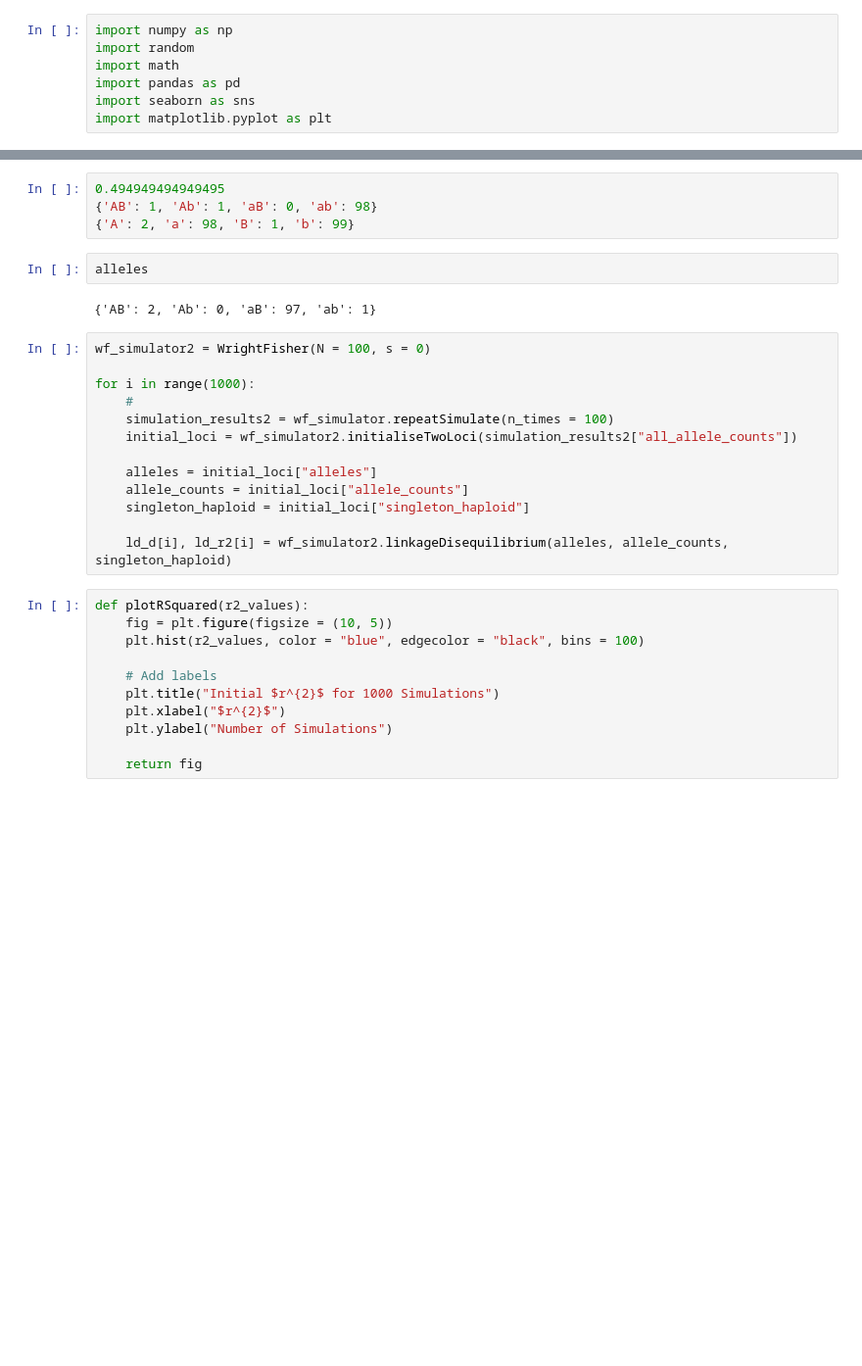
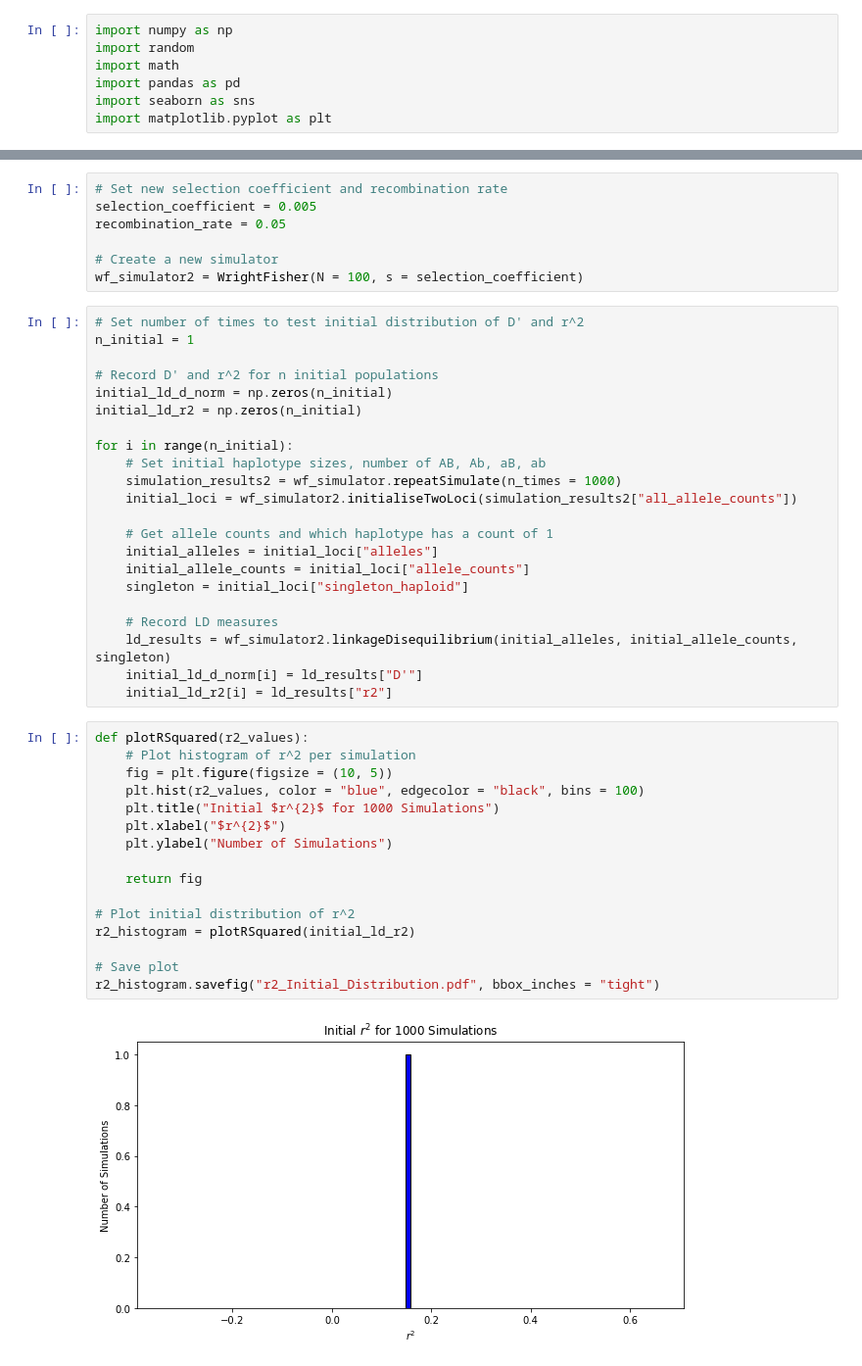
Before and after one commit to TomMakesThings/Wright-Fisher-Simulator, a Jupyter notebook: WrightFisher.ipynb, the cells around one changed output, grey strips where cells are left out. Shown at 98% size. Saved outputs shown, nothing was run; the diff lists cells and outputs as text; blank space fills up the shorter version.

Commit message:
Added LD simulation plots

```diff
--- a/WrightFisher.ipynb
+++ b/WrightFisher.ipynb
@@ -371,32 +456,47 @@ ld_r2 = np.zeros(1000)
-# %%
-0.494949494949495
-{'AB': 1, 'Ab': 1, 'aB': 0, 'ab': 98}
-{'A': 2, 'a': 98, 'B': 1, 'b': 99}
-# %%
-alleles
-# %% [output]
-{'AB': 2, 'Ab': 0, 'aB': 97, 'ab': 1}
-# %%
-wf_simulator2 = WrightFisher(N = 100, s = 0)
-
-for i in range(1000):
-    #
-    simulation_results2 = wf_simulator.repeatSimulate(n_times = 100)
-    initial_loci = wf_simulator2.initialiseTwoLoci(simulation_results2["all_allele_counts"])
-
-    alleles = initial_loci["alleles"]
-    allele_counts = initial_loci["allele_counts"]
-    singleton_haploid = initial_loci["singleton_haploid"]
-
-    ld_d[i], ld_r2[i] = wf_simulator2.linkageDisequilibrium(alleles, allele_counts, singleton_haploid)
+# %%
+# Set new selection coefficient and recombination rate
+selection_coefficient = 0.005
+recombination_rate = 0.05
+
+# Create a new simulator
+wf_simulator2 = WrightFisher(N = 100, s = selection_coefficient)
+# %%
+# Set number of times to test initial distribution of D' and r^2
+n_initial = 1
+
+# Record D' and r^2 for n initial populations
+initial_ld_d_norm = np.zeros(n_initial)
+initial_ld_r2 = np.zeros(n_initial)
+
+for i in range(n_initial):
+    # Set initial haplotype sizes, number of AB, Ab, aB, ab
+    simulation_results2 = wf_simulator.repeatSimulate(n_times = 1000)
+    initial_loci = wf_simulator2.initialiseTwoLoci(simulation_results2["all_allele_counts"])
+
+    # Get allele counts and which haplotype has a count of 1
+    initial_alleles = initial_loci["alleles"]
+    initial_allele_counts = initial_loci["allele_counts"]
+    singleton = initial_loci["singleton_haploid"]
+
+    # Record LD measures
+    ld_results = wf_simulator2.linkageDisequilibrium(initial_alleles, initial_allele_counts, singleton)
+    initial_ld_d_norm[i] = ld_results["D'"]
+    initial_ld_r2[i] = ld_results["r2"]
 # %%
 def plotRSquared(r2_values):
+    # Plot histogram of r^2 per simulation
     fig = plt.figure(figsize = (10, 5))
     plt.hist(r2_values, color = "blue", edgecolor = "black", bins = 100)
-
-    # Add labels
     plt.title("Initial $r^{2}$ for 1000 Simulations")
     plt.xlabel("$r^{2}$")
     plt.ylabel("Number of Simulations")
 
     return fig
+
+# Plot initial distribution of r^2
+r2_histogram = plotRSquared(initial_ld_r2)
+
+# Save plot
+r2_histogram.savefig("r2_Initial_Distribution.pdf", bbox_inches = "tight")
+# %% [output]
+[figure, added]
```
Also changed, not shown: parts of 13 cells of this notebook, 5 other files.
